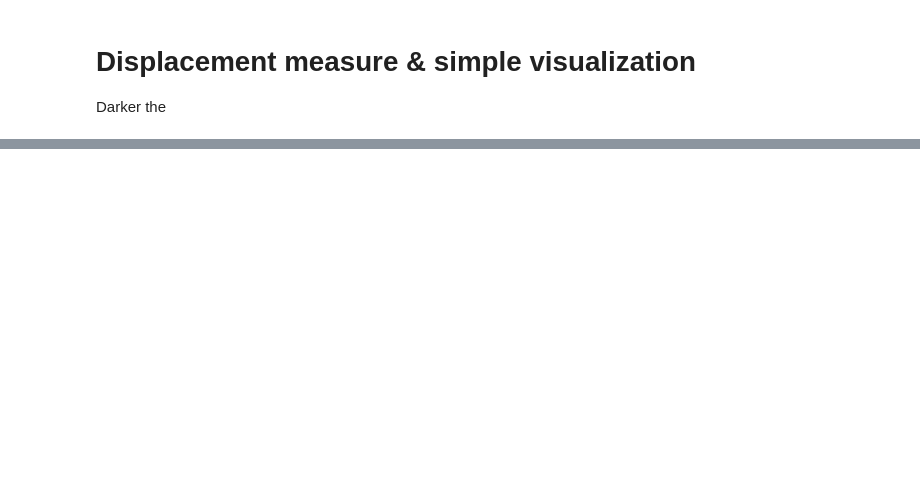
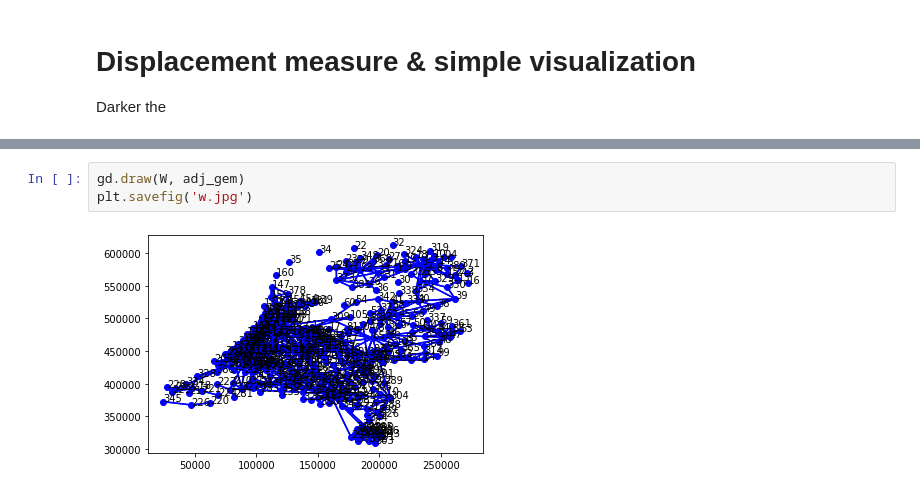
Before and after one commit to chclam/PrettyGD, a Jupyter notebook: graph_drawing_playground.ipynb, the cells around one changed output, grey strips where cells are left out. Drawn from its saved outputs; the diff is of its cells as text; blank space fills up the shorter version.

```diff
--- a/graph_drawing_playground.ipynb
+++ b/graph_drawing_playground.ipynb
@@ -175,0 +214,5 @@ plt.show()
+# %%
+gd.draw(W, adj_gem)
+plt.savefig('w.jpg')
+# %% [output]
+[figure, added]
```
Also changed, not shown: parts of 12 cells of this notebook, 3 other files.
